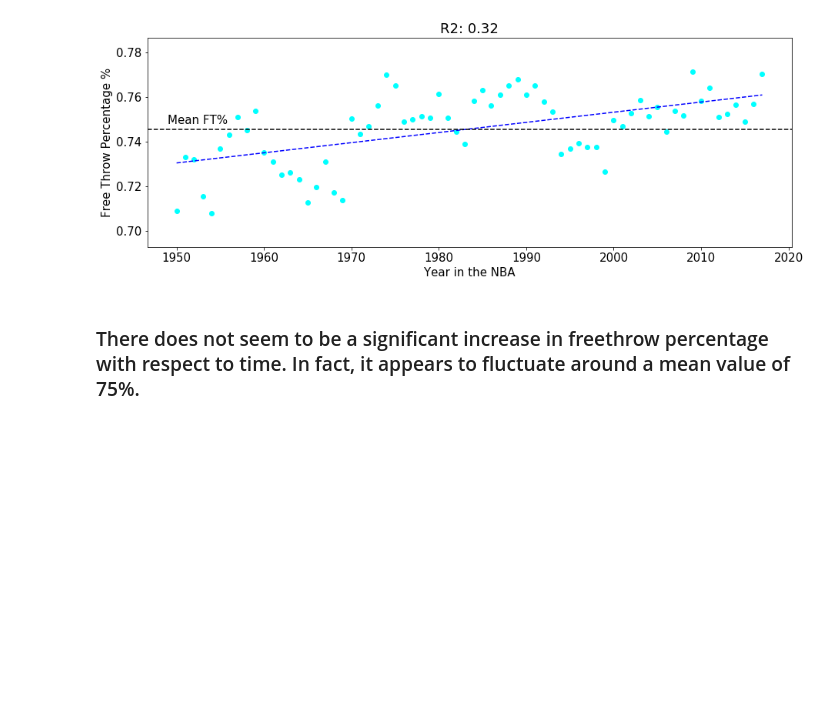
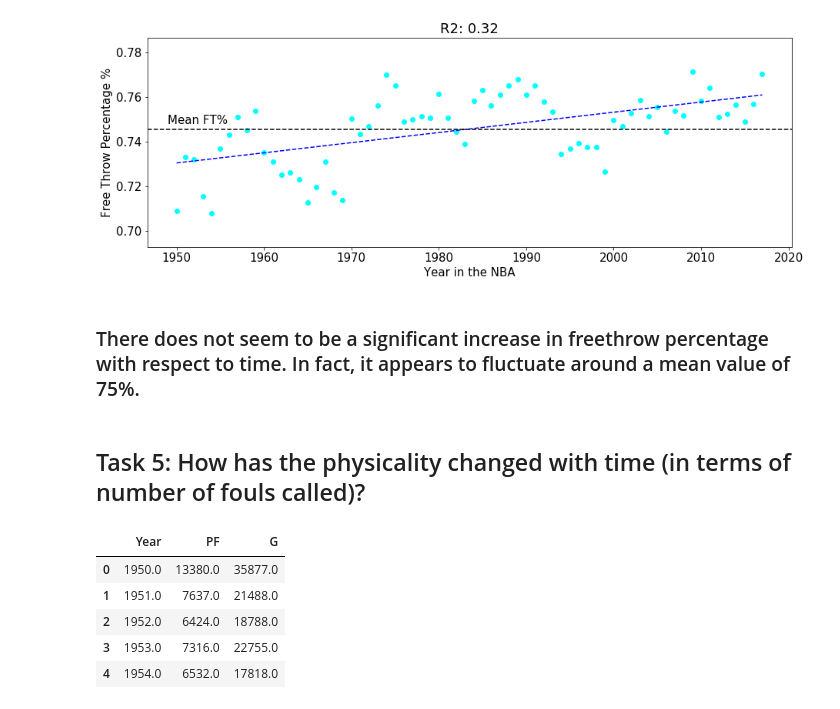
Before and after one commit to brentwilder/NBAplayers, a Jupyter notebook: NBA.ipynb, the cells around one changed output. Cells and saved outputs as stored; diff of their text form; code cells hidden in the pictures; blank space fills up the shorter version.

```diff
--- a/NBA.ipynb
+++ b/NBA.ipynb
@@ -340,3 +340,18 @@ plt.text(1949,0.748, "Mean FT%",);
 [figure]
 # %% [markdown]
 ### There does not seem to be a significant increase in freethrow percentage with respect to time. In fact, it appears to fluctuate around a mean value of 75%.
+# %% [markdown]
+## Task 5: How has the physicality changed with time (in terms of number of fouls called)?
+# %%
+# Create pivot table to sum personal fouls per year
+foul = pd.pivot_table(stats,index=['Year'],values=['PF','G'],
+                aggfunc=[np.sum]).reset_index()
+foul.columns = ['Year','PF','G']
+foul.head()
+# %% [output]
+|  | Year | PF | G |
+| 0 | 1950.0 | 13380.0 | 35877.0 |
+| 1 | 1951.0 | 7637.0 | 21488.0 |
+| 2 | 1952.0 | 6424.0 | 18788.0 |
+| 3 | 1953.0 | 7316.0 | 22755.0 |
+| 4 | 1954.0 | 6532.0 | 17818.0 |
```
Also changed, not shown: parts of 4 cells of this notebook.
